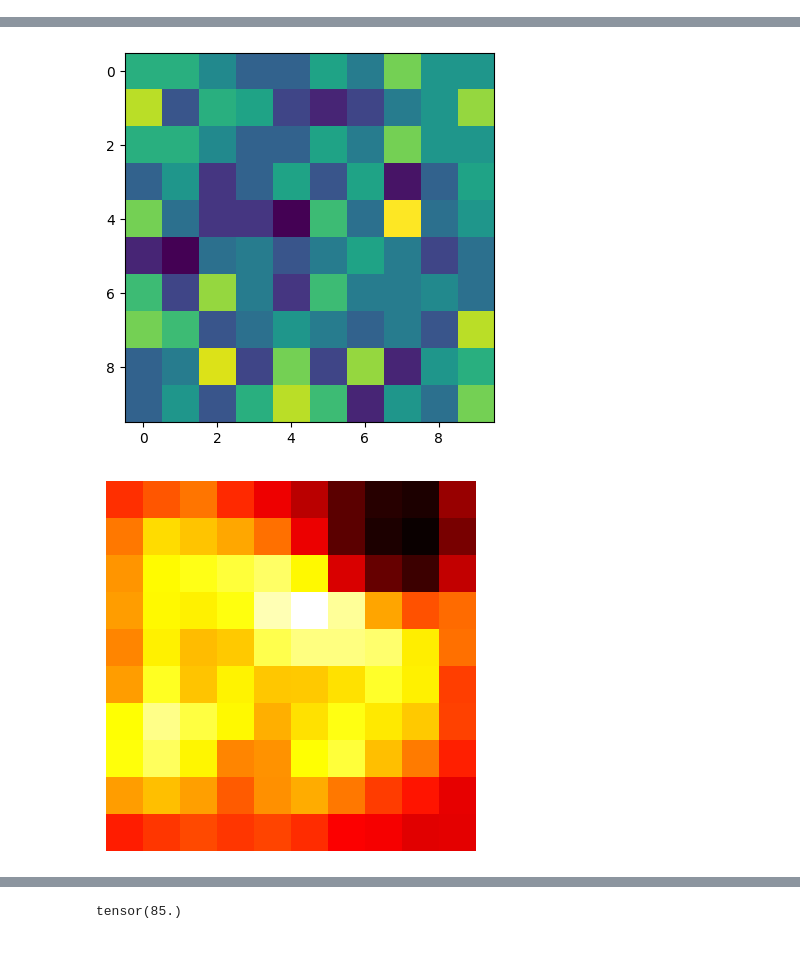
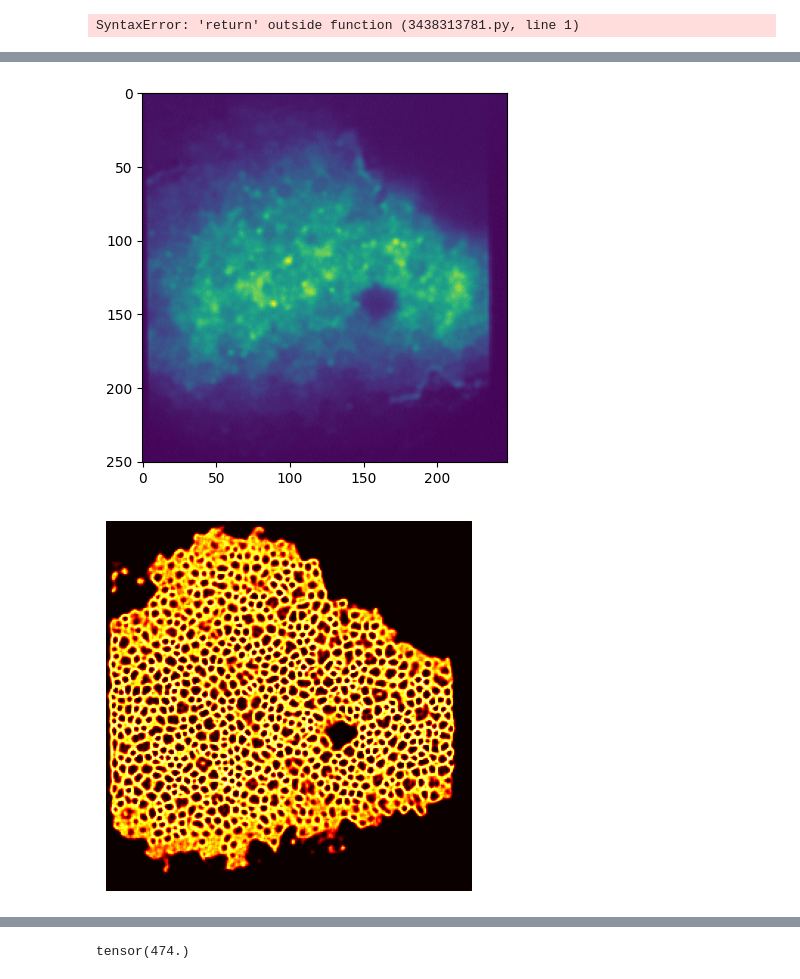
Before and after one commit to ArneVerheyden/CLIM-DL, a Jupyter notebook: model_test.ipynb, the cells around one changed output, grey strips where cells are left out. Cells and saved outputs as stored; diff of their text form; code cells hidden in the pictures; blank space fills up the shorter version.

```diff
--- a/model_test.ipynb
+++ b/model_test.ipynb
@@ -14,7 +14,7 @@ def set_seed(seed):
 
 ## Chose model
 model_class = PLSegmentationModel
-model_path = 'saved_models/default_model_v6_static_normintensity.model'
+model_path = 'saved_models/default_model_v9_with_more_noise.model'
 
 ## Load model
 model = model_class.load(model_path)
@@ -169,3 +191,7 @@ plt.show()
+# %%
+return
+# %% [output]
+SyntaxError: 'return' outside function (3438313781.py, line 1)
 # %%
 ## Load some real data
 from data_utils.tiff import tiff_to_array
@@ -174,10 +200,10 @@ from data_utils.tiff import tiff_to_array
 # data = tiff_to_array('data/place1 485nm 50ms excod3.3 emod0 6000 frms air small enhancement _small grain_mv3.tif')
 
 ## big grain
-# data = tiff_to_array('data/place1 485nm 50ms excod3.3 emod0 6000 frms air no enhancement mv4.tif')
+data = tiff_to_array('data/place1 485nm 50ms excod3.3 emod0 6000 frms air no enhancement mv4.tif')
 
 ## marker
-data = tiff_to_array('data/488nm_OD_exp50ms_500LP_marker.tif')
+# data = tiff_to_array('data/488nm_OD_exp50ms_500LP_marker.tif')
 
 ## Background only, data
 # data = tiff_to_array('data/background_measurement.tif')
@@ -220,7 +214,7 @@ import time
 num_frames = 150
 
 
-sample_video = data[:num_frames, :10, :10].clone()
+sample_video = data[:num_frames, :, :].clone()
 mean = sample_video.mean()
 
 # sample_video[sample_video>85] = mean
@@ -255,17 +249,6 @@ y_range = (100 // scale, 255 // scale)
 plt.subplots()
 
 plt.imshow(first_frame)
-# plt.imshow(model_output, alpha=model_output)
-
-## Map with black background
-# plt.subplots()
-
-# plt.imshow(model_output, cmap='hot')
-# plt.colorbar()
-# plt.axis('off')
-
-# plt.plot([x, x], [y_range[0], y_range[1]], color="red", linewidth=4)
-
 
 ## Transparant map
 plt.subplots()
@@ -290,2 +273,2 @@ Inference took 0.00528407096862793 seconds
-[figure, old version]
+[figure, new version]
-[figure, old version]
+[figure, new version]
@@ -293 +276 @@ Inference took 0.00528407096862793 seconds
-tensor(85.)
+tensor(474.)
```
Also changed, not shown: parts of 14 cells of this notebook, 4 other files.
